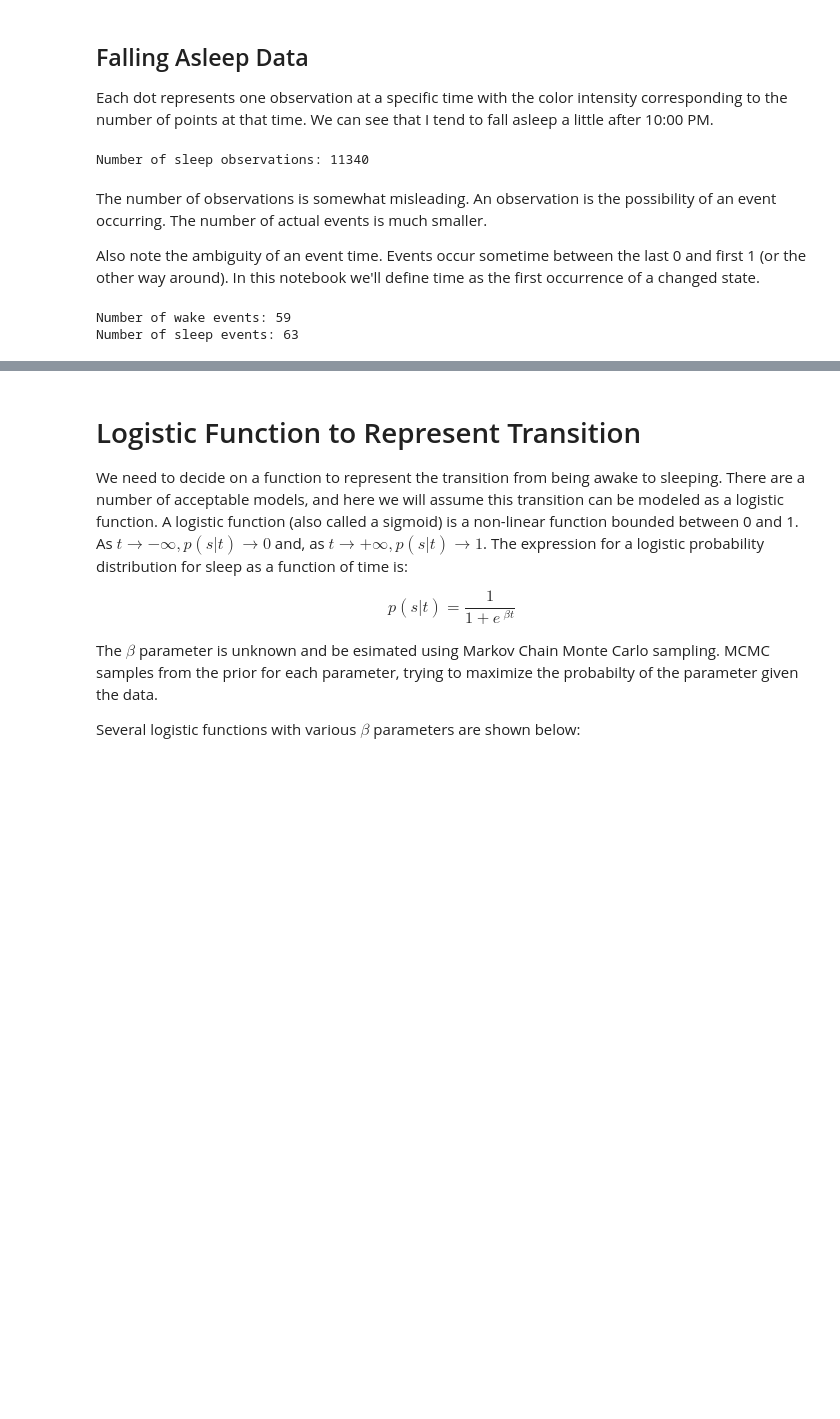
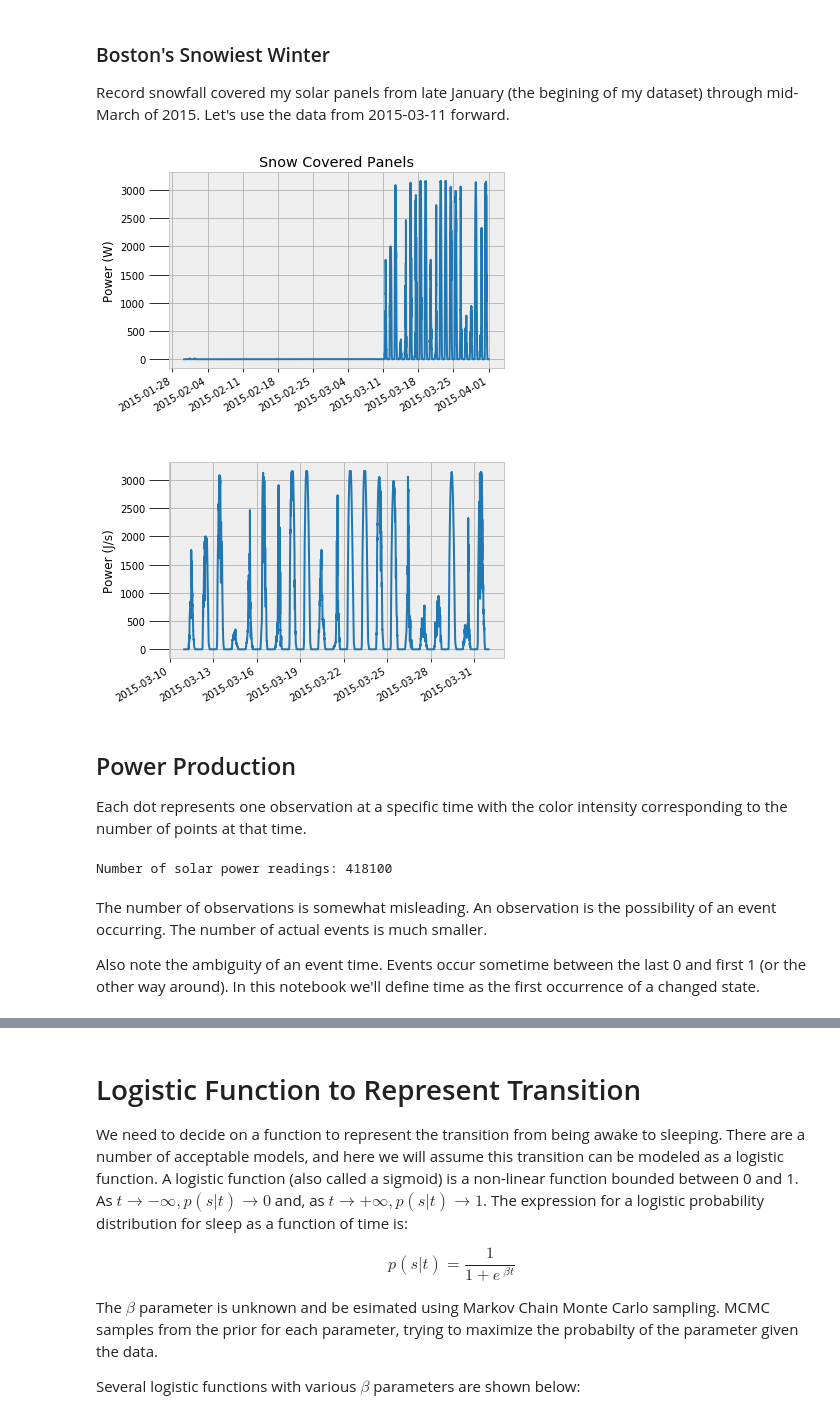
Before and after one commit to Turanga1/ai-projects, a Jupyter notebook: markov_chain_monte_carlo/markov_chain_monte_carlo.ipynb, the cells around one changed output, grey strips where cells are left out. Saved outputs shown, nothing was run; the diff lists cells and outputs as text; code cells hidden in the pictures; blank space fills up the shorter version.

```diff
--- a/markov_chain_monte_carlo/markov_chain_monte_carlo.ipynb
+++ b/markov_chain_monte_carlo/markov_chain_monte_carlo.ipynb
@@ -94,25 +102,28 @@ sleep_data.head()
+# %% [markdown]
+### Boston's Snowiest Winter
+
+Record snowfall covered my solar panels from late January (the begining of my dataset) through mid-March of 2015. Let's use the data from 2015-03-11 forward.
+# %%
+solar['power'][:'2015-03-31'].plot()
+plt.title('Snow Covered Panels')
+plt.ylabel('Power (W)')
+plt.show();
+solar = solar[solar.index > '2015-03-11 00:00:00'] # df.drop bug #14405
+solar['power'][:'2015-03-31'].plot()
+plt.ylabel('Power (J/s)')
+plt.show();
+# %% [output]
+[figure, added]
+[figure, added]
 # %% [markdown]
-## Falling Asleep Data
+## Power Production
 
-Each dot represents one observation at a specific time with the color intensity corresponding to the number of points at that time. We can see that I tend to fall asleep a little after 10:00 PM.
+Each dot represents one observation at a specific time with the color intensity corresponding to the number of points at that time.
 # %%
-print('Number of sleep observations: %d' % len(sleep_data))
+print('Number of solar power readings: %d' % len(solar))
 # %% [output]
-Number of sleep observations: 11340
+Number of solar power readings: 418100
 # %% [markdown]
 The number of observations is somewhat misleading. An observation is the possibility of an event occurring. The number of actual events is much smaller.
 
 Also note the ambiguity of an event time. Events occur sometime between the last 0 and first 1 (or the other way around). In this notebook we'll define time as the first occurrence of a changed state.
-# %%
-# Find indicator transition times, i.e. wake or sleep events
-wake_data.sort_index(inplace=True)
-sleep_data.sort_index(inplace=True)
-
-wake_events = wake_data[(wake_data.indicator == 0) & (wake_data.indicator.shift() == 1)]
-sleep_events = sleep_data[(sleep_data.indicator == 1) & (sleep_data.indicator.shift() == 0)]
-
-print('Number of wake events:', len(wake_events))
-print('Number of sleep events:', len(sleep_events))
-# %% [output]
-Number of wake events: 59
-Number of sleep events: 63
```
Also changed, not shown: parts of 59 cells of this notebook.
